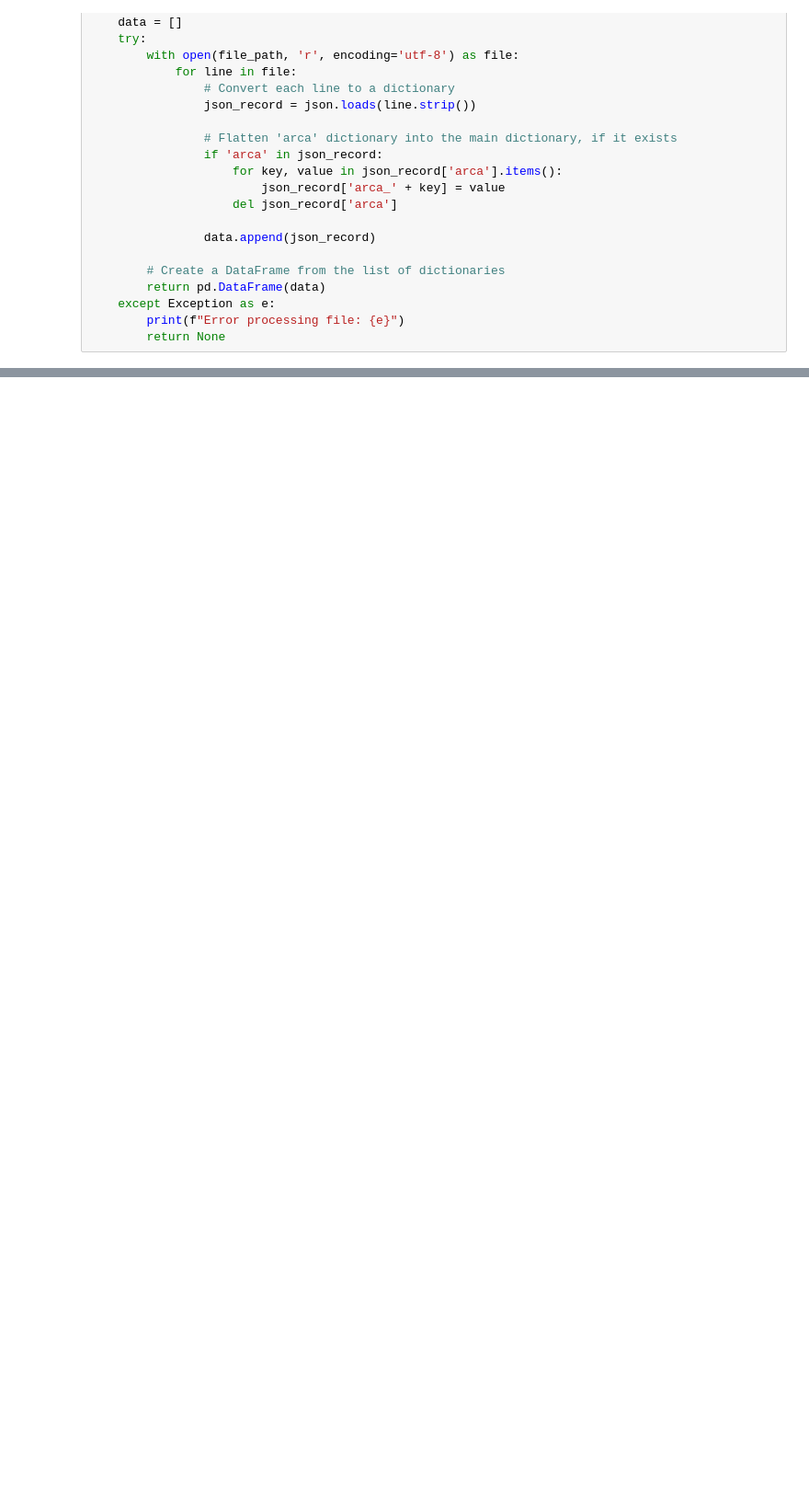
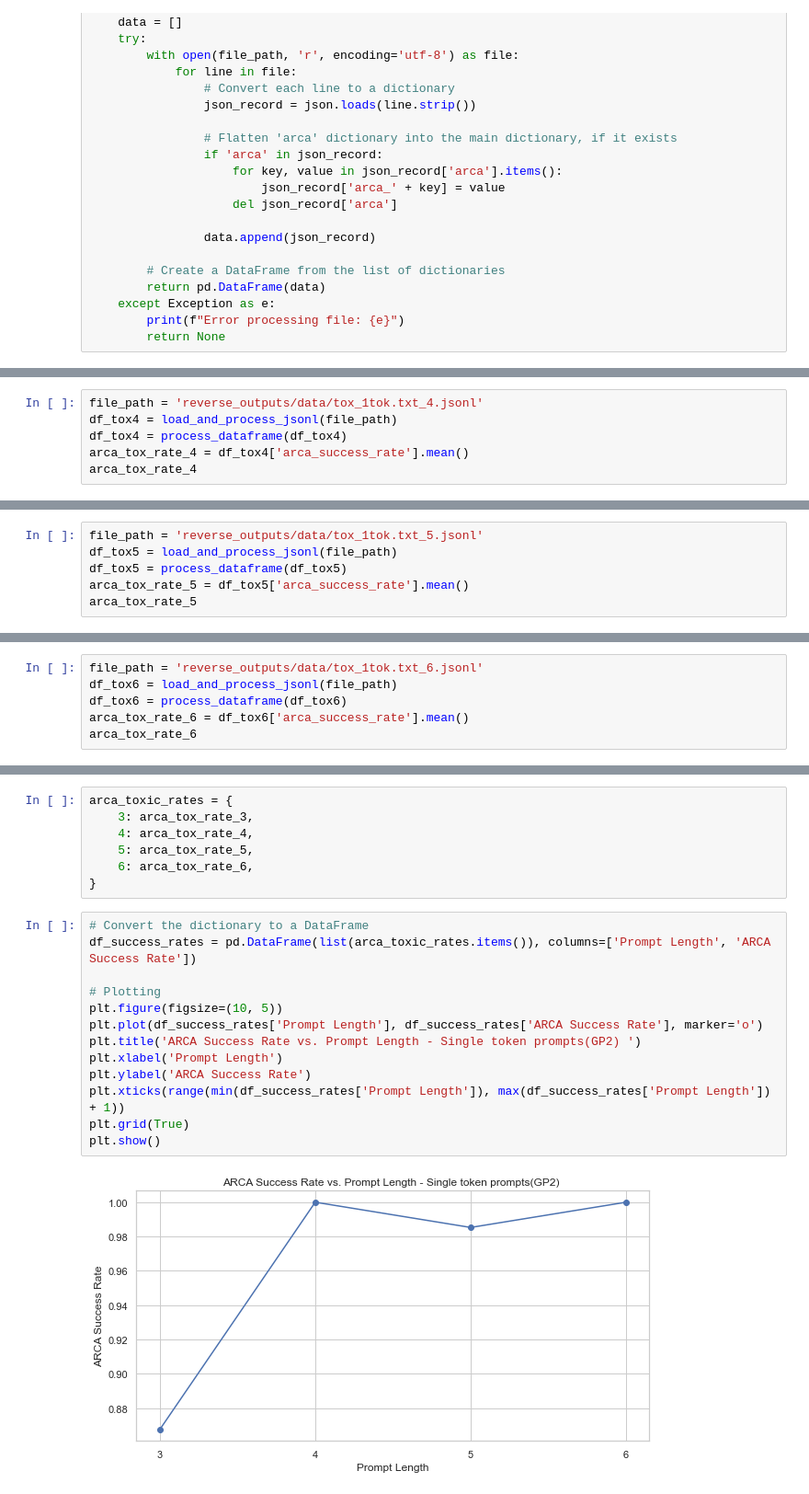
Before and after one commit to mayukhsen13/auditing-llms_stat588_project, a Jupyter notebook: output_processing.ipynb, the cells around one changed output, grey strips where cells are left out. Shown at 92% size. Saved outputs shown, nothing was run; the diff lists cells and outputs as text; blank space fills up the shorter version.

```diff
--- a/output_processing.ipynb
+++ b/output_processing.ipynb
@@ -321,0 +366,6 @@ df5.to_csv('tox1_gptj.csv', index=False)
+# %%
+file_path = 'reverse_outputs/data/tox_1tok.txt_4.jsonl'
+df_tox4 = load_and_process_jsonl(file_path)
+df_tox4 = process_dataframe(df_tox4)
+arca_tox_rate_4 = df_tox4['arca_success_rate'].mean()
+arca_tox_rate_4
@@ -321,0 +378,6 @@ df5.to_csv('tox1_gptj.csv', index=False)
+# %%
+file_path = 'reverse_outputs/data/tox_1tok.txt_5.jsonl'
+df_tox5 = load_and_process_jsonl(file_path)
+df_tox5 = process_dataframe(df_tox5)
+arca_tox_rate_5 = df_tox5['arca_success_rate'].mean()
+arca_tox_rate_5
@@ -321,0 +390,6 @@ df5.to_csv('tox1_gptj.csv', index=False)
+# %%
+file_path = 'reverse_outputs/data/tox_1tok.txt_6.jsonl'
+df_tox6 = load_and_process_jsonl(file_path)
+df_tox6 = process_dataframe(df_tox6)
+arca_tox_rate_6 = df_tox6['arca_success_rate'].mean()
+arca_tox_rate_6
@@ -321,0 +407,22 @@ df5.to_csv('tox1_gptj.csv', index=False)
+# %%
+arca_toxic_rates = {
+    3: arca_tox_rate_3,
+    4: arca_tox_rate_4,
+    5: arca_tox_rate_5,
+    6: arca_tox_rate_6,
+}
+# %%
+# Convert the dictionary to a DataFrame
+df_success_rates = pd.DataFrame(list(arca_toxic_rates.items()), columns=['Prompt Length', 'ARCA Success Rate'])
+
+# Plotting
+plt.figure(figsize=(10, 5))
+plt.plot(df_success_rates['Prompt Length'], df_success_rates['ARCA Success Rate'], marker='o')
+plt.title('ARCA Success Rate vs. Prompt Length - Single token prompts(GP2) ')
+plt.xlabel('Prompt Length')
+plt.ylabel('ARCA Success Rate')
+plt.xticks(range(min(df_success_rates['Prompt Length']), max(df_success_rates['Prompt Length']) + 1))
+plt.grid(True)
+plt.show()
+# %% [output]
+[figure, added]
```
Also changed, not shown: parts of 127 cells of this notebook, 53 other files.
